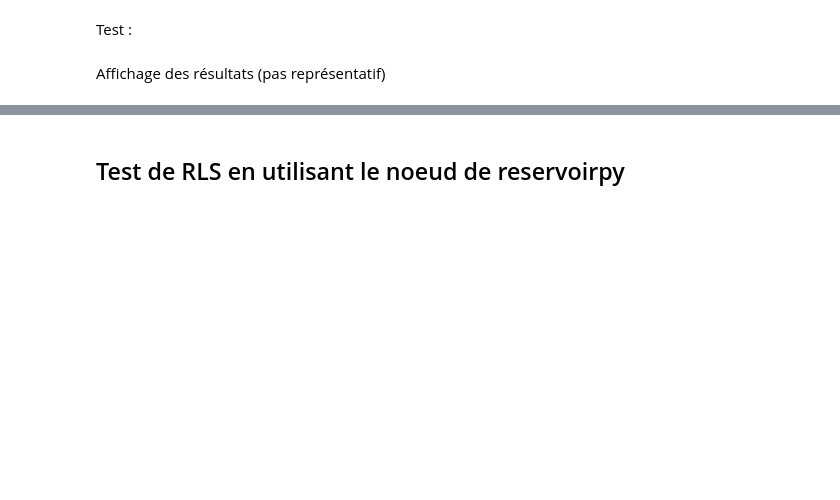
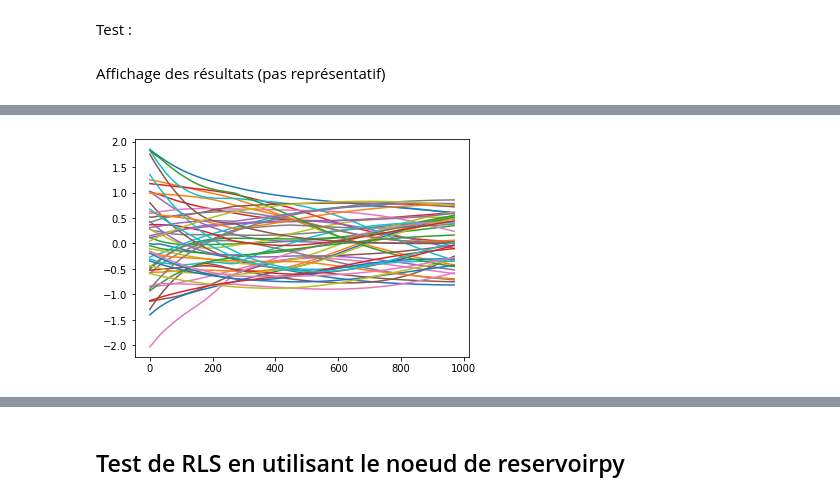
Before and after one commit to pCroiz/Stage-Mnemosyne, a Jupyter notebook: trained_reservoir_fig3.4.5_online.ipynb, the cells around one changed output, grey strips where cells are left out. Saved outputs shown, nothing was run; the diff lists cells and outputs as text; code cells hidden in the pictures; blank space fills up the shorter version.

```diff
--- a/trained_reservoir_fig3.4.5_online.ipynb
+++ b/trained_reservoir_fig3.4.5_online.ipynb
@@ -255,0 +299,5 @@ ax.legend()
+# %%
+plt.plot(X_pred[:,:50])
+clear_output()
+# %% [output]
+[figure, added]
```
Also changed, not shown: parts of 37 cells of this notebook.
